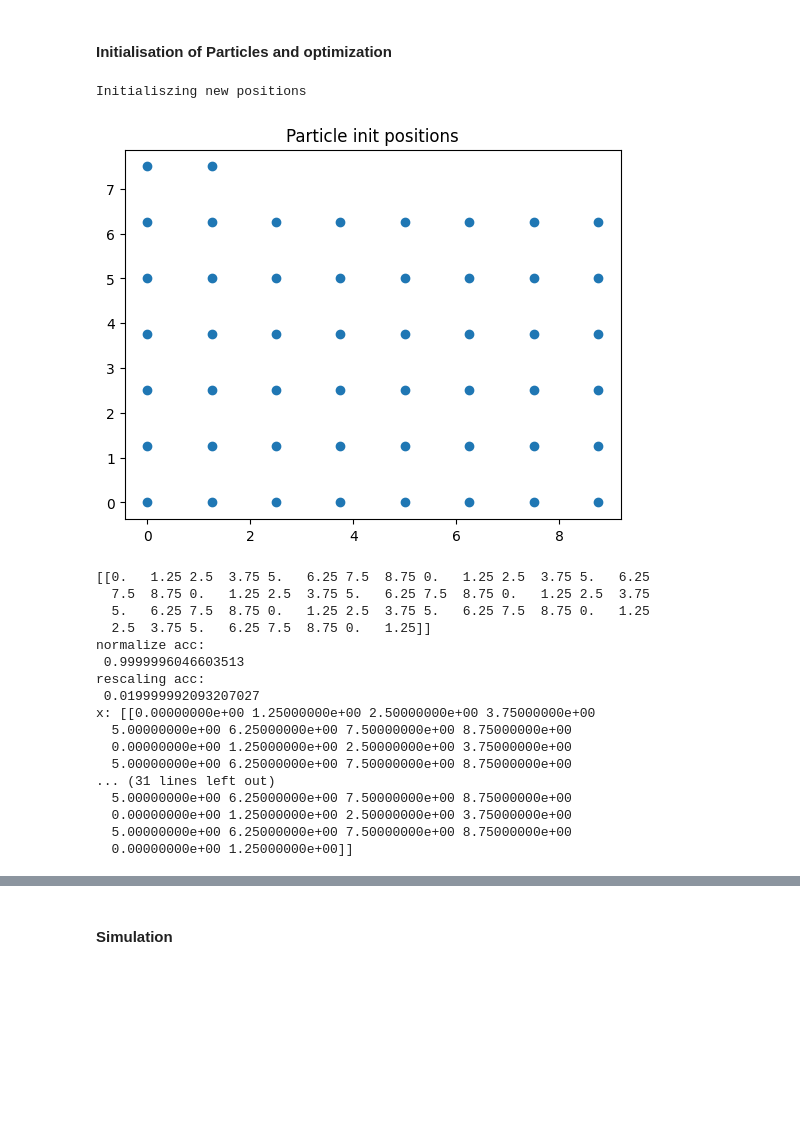
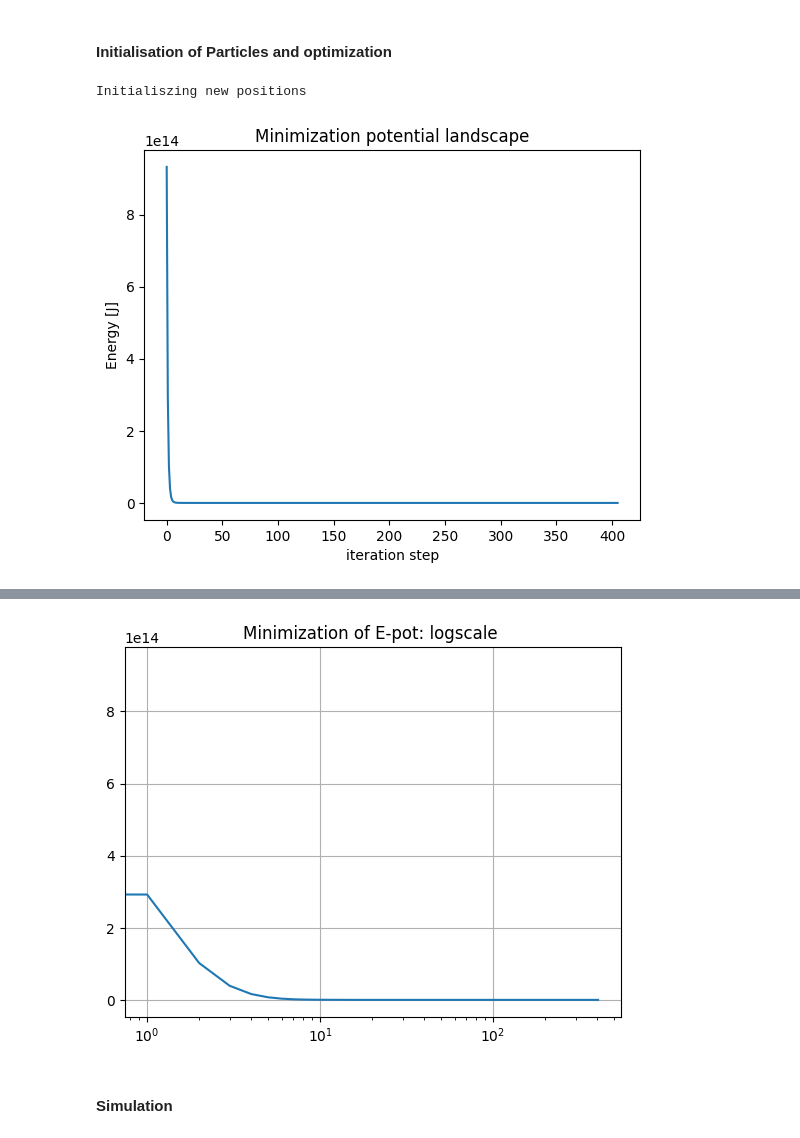
Before and after one commit to DominicNieder/Complex-Classical-Systems, a Jupyter notebook: Sheet03/Sheet03-handin.ipynb, the cells around one changed output, grey strips where cells are left out. Cells and saved outputs as stored; diff of their text form; code cells hidden in the pictures; blank space fills up the shorter version.

Commit message:
steepest descent implementation

```diff
--- a/Sheet03/Sheet03-handin.ipynb
+++ b/Sheet03/Sheet03-handin.ipynb
@@ -219,3 +194,25 @@ def distance(
+# %%
+def rel_coordiante(
+        r1: float,
+        r2: float,
+        box: float
+) -> float:
+    """
+    Returns relative coordinate between r1 and r2 with PBC. \n
+    vec:r1 -> r2
+    """
+    return (r2 - r1 + box / 2) % box - box / 2
+
+
+def distance(
+        x: float| NDArray[np.float64],
+        y: float| NDArray[np.float64]
+) -> float | NDArray[np.float64]:
+    """
+    Takes relative ccordinates. \n
+    Returns distance between two particles. \n
+    """
+    return np.sqrt(x**2+y**2)
 # %% [markdown]
 ### Velocity Verlet
 The next functions are all concerned about the integrations and getting all the accelerations by using the Lennard Jones foce field, that was implemented above.
@@ -597,7 +578,7 @@ Next I define all the variables and data list and use the simulation function wi
 #### Defining constants and variables
 # %%
 ### Defining constants
-N_PARTICLES: int = 50
+N_PARTICLES: int = 100
 
 PARTICLE_MASS: float = 18*10**(-3)  # kg/mol -> same units!
 
@@ -605,9 +586,9 @@ VELOCITY: float = 150 #  nm/ns
 
 TIME_STEPS: int = 2000
 
-DT: float = 0.0002  # ns
+DT: float = 0.002  # ns
 
-BOX: tuple[int, int] = (10,10)
+BOX: tuple[int, int] = (5,5)
 
 INITIAL_JITTER: float = 3.0
 
@@ -629,51 +610,30 @@ plt.close()
 # %%
 particels= initialize_particles_on_grid(
         n_particles=N_PARTICLES,
         box=BOX,
         mass=PARTICLE_MASS,
         velocity=VELOCITY,
-        add_jitter=0.0,
+        add_jitter=3.0,
         data_file_location= "position_init.txt",
         load_positions= False
 )
-plt.scatter(particels.x,particels.y)
-plt.title("Particle init positions")
-plt.show()
-plt.close()
+
 ### check the steepest decent
 pot_energy, x, y= steepest_decent(
         particles= particels,
         box= BOX,
-        step_size= 0.02,  # nm
+        step_size= 0.002,  # nm
     )
-print("x:",x)
-#print("potential energy",pot_energy)
 
 ### Understanding the minimization process
 plt.title("Minimization potential landscape")
 plt.plot(np.arange(len(pot_energy)),pot_energy, label="tot pot. Energy")
 plt.xlabel("iteration step")
 plt.ylabel("Energy [J]")
+plt.grid(True)
+plt.savefig("steepest_descent_jitter.png")
 plt.show()
-plt.savefig("minimization_energy.png")
 plt.close()
 # %% [output]
 Initialiszing new positions
-[figure, old version]
+[figure, new version]
-[[0.   1.25 2.5  3.75 5.   6.25 7.5  8.75 0.   1.25 2.5  3.75 5.   6.25
-  7.5  8.75 0.   1.25 2.5  3.75 5.   6.25 7.5  8.75 0.   1.25 2.5  3.75
-  5.   6.25 7.5  8.75 0.   1.25 2.5  3.75 5.   6.25 7.5  8.75 0.   1.25
-  2.5  3.75 5.   6.25 7.5  8.75 0.   1.25]]
-normalize acc:
- 0.9999996046603513
-rescaling acc:
- 0.019999992093207027
-x: [[0.00000000e+00 1.25000000e+00 2.50000000e+00 3.75000000e+00
-  5.00000000e+00 6.25000000e+00 7.50000000e+00 8.75000000e+00
-  0.00000000e+00 1.25000000e+00 2.50000000e+00 3.75000000e+00
-  5.00000000e+00 6.25000000e+00 7.50000000e+00 8.75000000e+00
-... (31 lines left out)
-  5.00000000e+00 6.25000000e+00 7.50000000e+00 8.75000000e+00
-  0.00000000e+00 1.25000000e+00 2.50000000e+00 3.75000000e+00
-  5.00000000e+00 6.25000000e+00 7.50000000e+00 8.75000000e+00
-  0.00000000e+00 1.25000000e+00]]
@@ -681,3 +640,13 @@ x: [[0.00000000e+00 1.25000000e+00 2.50000000e+00 3.75000000e+00
+# %%
+plt.plot(np.arange(len(pot_energy)),pot_energy, label="tot pot. Energy")
+plt.title("Minimization of E-pot: logscale ")
+#plt.xscale("log")
+plt.xscale("log")
+plt.grid()
+plt.show()
+plt.close()
+# %% [output]
+[figure, added]
 # %% [markdown]
 #### Simulation
 # %%
```
Also changed, not shown: parts of 11 cells of this notebook.
